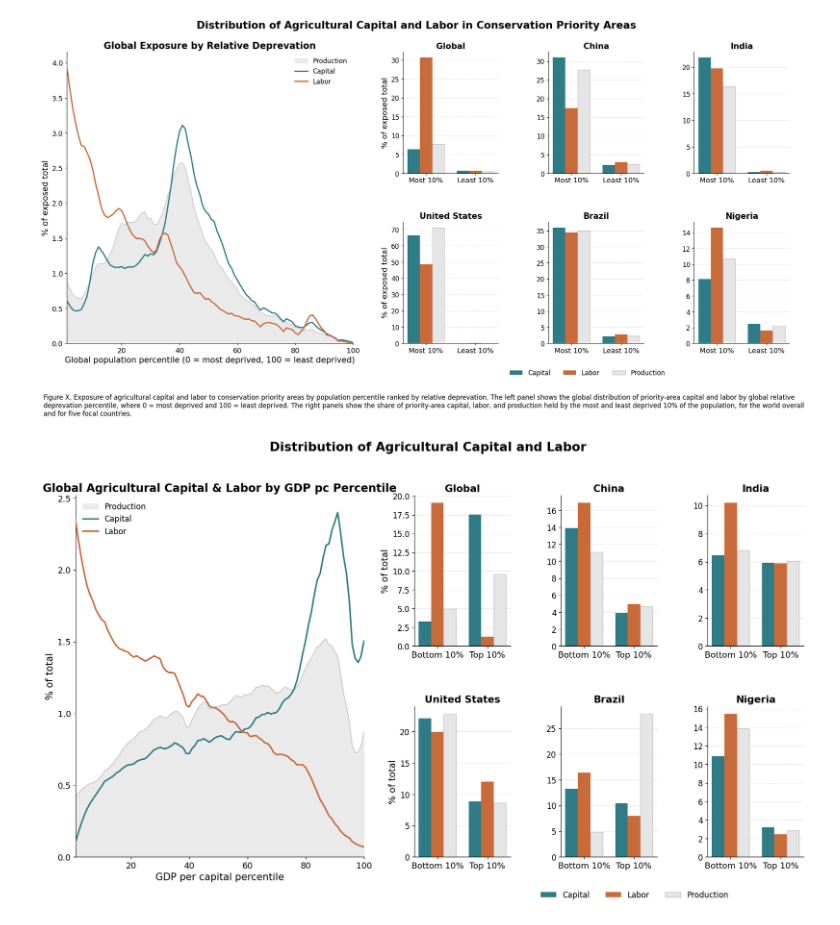
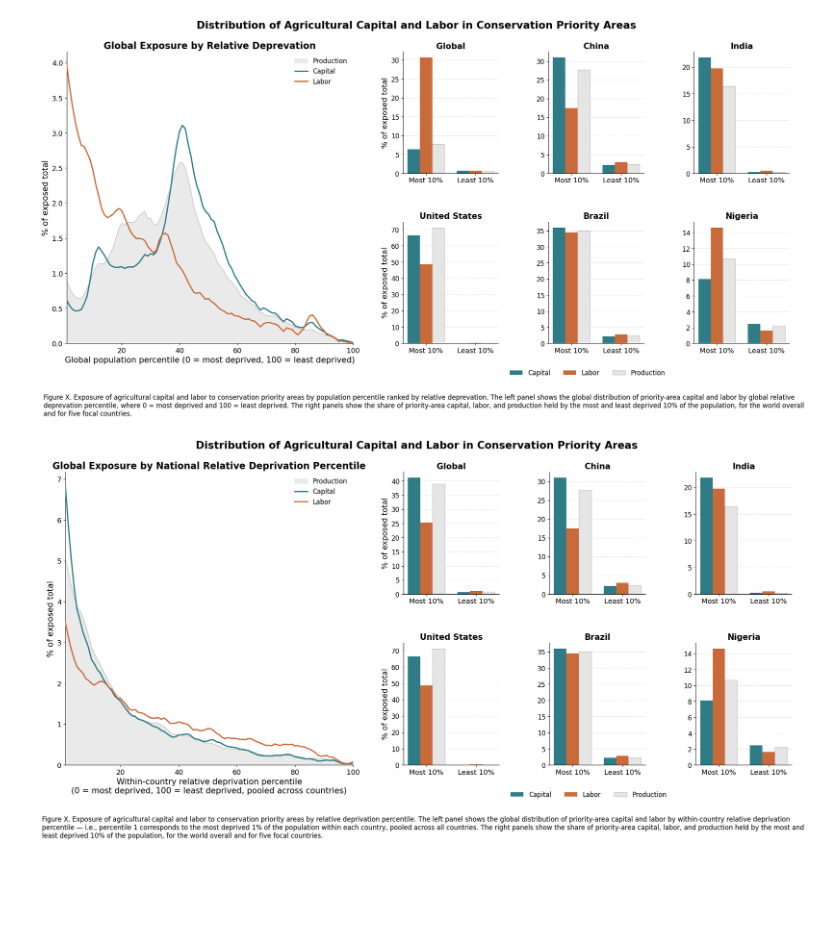
Before and after one commit to carinamani/AgDownscaling, a Jupyter notebook: 05_30x30_analysis/02_add_income_analysis.ipynb, the cells around one changed output. Saved outputs shown, nothing was run; the diff lists cells and outputs as text; code cells hidden in the pictures; blank space fills up the shorter version.

Commit message:
add national percentile map

```diff
--- a/05_30x30_analysis/02_add_income_analysis.ipynb
+++ b/05_30x30_analysis/02_add_income_analysis.ipynb
@@ -246,7 +246,7 @@ def plot_capital_labor_exposure_combined(
     ax_left.plot(labor_pct_line.index, labor_pct_line.values, label="Labor",
                  color=COLORS["Labor"], linewidth=2.4, zorder=4)
 
-    ax_left.set_xlabel(f"GDP per capital percentile", fontsize=15)
+    ax_left.set_xlabel(f"GDP per capita percentile", fontsize=15)
     ax_left.set_ylabel("% of exposed total", fontsize=15)
     ax_left.set_ylim(bottom=0)
     ax_left.set_xlim(1, 100)
@@ -555,7 +555,43 @@ plot_capital_labor_exposure_combined(
 # %% [output]
 [figure]
 # %%
-##### Plot overall distribution capital/labor by income percentile (no country average)
+##### Plot exposure to capital/labor in priority areas by relative deprevation percentile (NATIONALLY DEFINED)
+# country average infered for each country by where produciton is
+
+COLORS = {
+    "Capital": "#2F7C87",
+    "Labor": "#C96A3B",
+    "Production": "#E5E5E5",
+}
+PRODUCTION_EDGE = "#C4C4C4"
+
+country_mask_cache = {}
+
+def get_country_mask(gid0, target_da=rd_national_da):
+    """Rasterize a single country's outline onto the common reference grid."""
+    if gid0 in country_mask_cache:
+        return country_mask_cache[gid0]
+
+    geom = country_shp[country_shp['GID_0'] == gid0]
+    if geom.empty:
+        raise ValueError(f"No country found with GID_0 == '{gid0}'. "
+                          f"Check country_shp['GID_0'].unique() for valid codes.")
+
+    geom_proj = geom.to_crs(target_da.rio.crs)
+    transform = target_da.rio.transform()
+    out_shape = target_da.squeeze().shape
+
+    mask = rasterio.features.geometry_mask(
+        geom_proj.geometry,
+        out_shape=out_shape,
+        transform=transform,
+        invert=True
+    )
+
+    country_mask_cache[gid0] = mask
+    return mask
+
+##### Plot exposure to capital/labor in priority areas by income percentile
 
 def plot_capital_labor_exposure_combined(
     countries=("CHN", "IND", "USA", "BRA", "NGA"),
@@ -572,12 +608,12 @@ def plot_capital_labor_exposure_combined(
 
     def build_mask(gid0=None):
         mask = get_country_mask(gid0) if gid0 is not None else np.ones_like(priority_mask_full, dtype=bool)
-        mask = mask
+        mask = mask & priority_mask_full
         return mask
 
     percentile_groups = {
-        "Bottom 10%": range(1, 11),
-        "Top 10%": range(91, 101),
+        "Most 10%": range(1, 11),
+        "Least 10%": range(91, 101),
     }
     group_names = list(percentile_groups.keys())
     x = np.arange(len(group_names))
@@ -600,10 +636,10 @@ def plot_capital_labor_exposure_combined(
     fig = plt.figure(figsize=(20, 10))
     gs = gridspec.GridSpec(2, 4, width_ratios=[3, 1, 1, 1], wspace=0.35, hspace=0.4)
 
-    # ---- Left: global-percentile exposure, capital + labor (line chart) ----
+    # ---- Left: within-country percentile exposure pooled globally, capital + labor (line chart) ----
     ax_left = fig.add_subplot(gs[:, 0])
 
-    pctl_da_global = percentile_lookup[global_percentile_scope]
+    pctl_da_global = percentile_lookup_rd[global_percentile_scope]
     mask_global = build_mask(gid0=None)
 
     capital_pct_line     = smooth(pct_by_percentile_within_mask(capital_da, pctl_da_global, mask_global))
@@ -624,13 +660,16 @@ def plot_capital_labor_exposure_combined(
     ax_left.plot(labor_pct_line.index, labor_pct_line.values, label="Labor",
                  color=COLORS["Labor"], linewidth=2.4, zorder=4)
 
-    ax_left.set_xlabel(f"GDP per capital percentile", fontsize=15)
-    ax_left.set_ylabel("% of total", fontsize=15)
+    ax_left.set_xlabel(
+        "Within-country relative deprivation percentile\n(0 = most deprived, 100 = least deprived, pooled across countries)",
+        fontsize=15
+    )
+    ax_left.set_ylabel("% of exposed total", fontsize=15)
     ax_left.set_ylim(bottom=0)
     ax_left.set_xlim(1, 100)
     ax_left.tick_params(axis="both", labelsize=13)
     ax_left.spines[["top", "right"]].set_visible(False)
-    ax_left.set_title(f"Global Agricultural Capital & Labor by GDP pc Percentile", fontweight="bold", fontsize=17)
+    ax_left.set_title(f"Global Exposure by National Relative Deprivation Percentile", fontweight="bold", fontsize=17)
     ax_left.legend(frameon=False, fontsize=12)
 
     # ---- Right: 2x3 grid — global panel + 5 country panels, bottom/top 10% bars ----
@@ -643,7 +682,7 @@ def plot_capital_labor_exposure_combined(
         fig.add_subplot(gs[1, 3]),
     ]
 
-    pctl_da_country = percentile_lookup[country_percentile_scope]
+    pctl_da_country = percentile_lookup_rd[country_percentile_scope]
 
     # -- Global panel: bars = modeled capital/labor/production --
     ax_global = right_axes[0]
@@ -676,38 +715,56 @@ def plot_capital_labor_exposure_combined(
         labor_pct      = pct_by_percentile_within_mask(labor_da, pctl_da_country, country_mask)
         production_pct = pct_by_percentile_within_mask(production_da, pctl_da_country, country_mask)
 
         capital_vals    = [capital_pct.loc[list(r)].sum() for r in percentile_groups.values()]
         labor_vals      = [labor_pct.loc[list(r)].sum() for r in percentile_groups.values()]
         production_vals = [production_pct.loc[list(r)].sum() for r in percentile_groups.values()]
 
         panel_title = country_names.get(gid0, gid0)
         draw_bar_panel(ax, capital_vals, labor_vals, production_vals, panel_title)
 
     for ax in [right_axes[0], right_axes[3]]:
-        ax.set_ylabel("% of total", fontsize=14)
+        ax.set_ylabel("% of exposed total", fontsize=14)
 
     handles = [
         Patch(facecolor=COLORS["Capital"], label="Capital"),
         Patch(facecolor=COLORS["Labor"], label="Labor"),
         Patch(facecolor=COLORS["Production"], edgecolor=PRODUCTION_EDGE, label="Production"),
     ]
     fig.legend(handles=handles, loc="lower center", ncol=3,
-               bbox_to_anchor=(0.72, 0.005), frameon=False, fontsize=12)
+               bbox_to_anchor=(0.72, 0.05), frameon=False, fontsize=12)
 
-    fig.suptitle(f"Distribution of Agricultural Capital and Labor",
-                 fontweight="bold", fontsize=19, y=0.995)
+    fig.suptitle(f"Distribution of Agricultural Capital and Labor in Conservation Priority Areas",
+                 fontweight="bold", fontsize=19, y=0.98)
 
-    plt.tight_layout(rect=[0, 0.03, 1, 0.96])
+    fig.text(
+        0.02,
+        0.02,
+        "Figure X. Exposure of agricultural capital and labor to conservation priority areas by "
+        "relative deprivation percentile. The left panel shows the global distribution of priority-area capital "
+        "and labor by within-country relative deprivation percentile — i.e., percentile 1 corresponds to the most "
+        "deprived 1% of the population within each country, pooled across all countries. The right panels show the "
+        "share of priority-area capital, labor, and production held by the most and least deprived 10% of the "
+        "population, for the world overall and for five focal countries.",
+        ha="left",
+        va="top",
+        fontsize=12,
+        wrap=True,
+    )
+
+    fig.subplots_adjust(left=0.05, right=0.98, top=0.90, bottom=0.15, wspace=0.35, hspace=0.4)
 
     if save:
-        plt.savefig(f"{fd}/distribution_overall.png", dpi=300, bbox_inches="tight")
+        plt.savefig(f"{fd}/exposure_priority_relative_dperevation_national.png", dpi=300, bbox_inches="tight")
     plt.show()
     return fig
 
-# Plot
+# Plot — left panel now uses NATIONAL percentiles pooled globally
+# (percentile 1 = most-deprived 1% *within each country*, not globally)
 plot_capital_labor_exposure_combined(
     countries=("CHN", "IND", "USA", "BRA", "NGA"),
     country_names={"CHN": "China", "IND": "India", "USA": "United States", "BRA": "Brazil", "NGA": "Nigeria"},
+    global_percentile_scope='national',
+    country_percentile_scope='national',
 );
 # %% [output]
-[figure, old version]
+[figure, new version]
```
Also changed, not shown: parts of 1 cell of this notebook, 1 other file.
